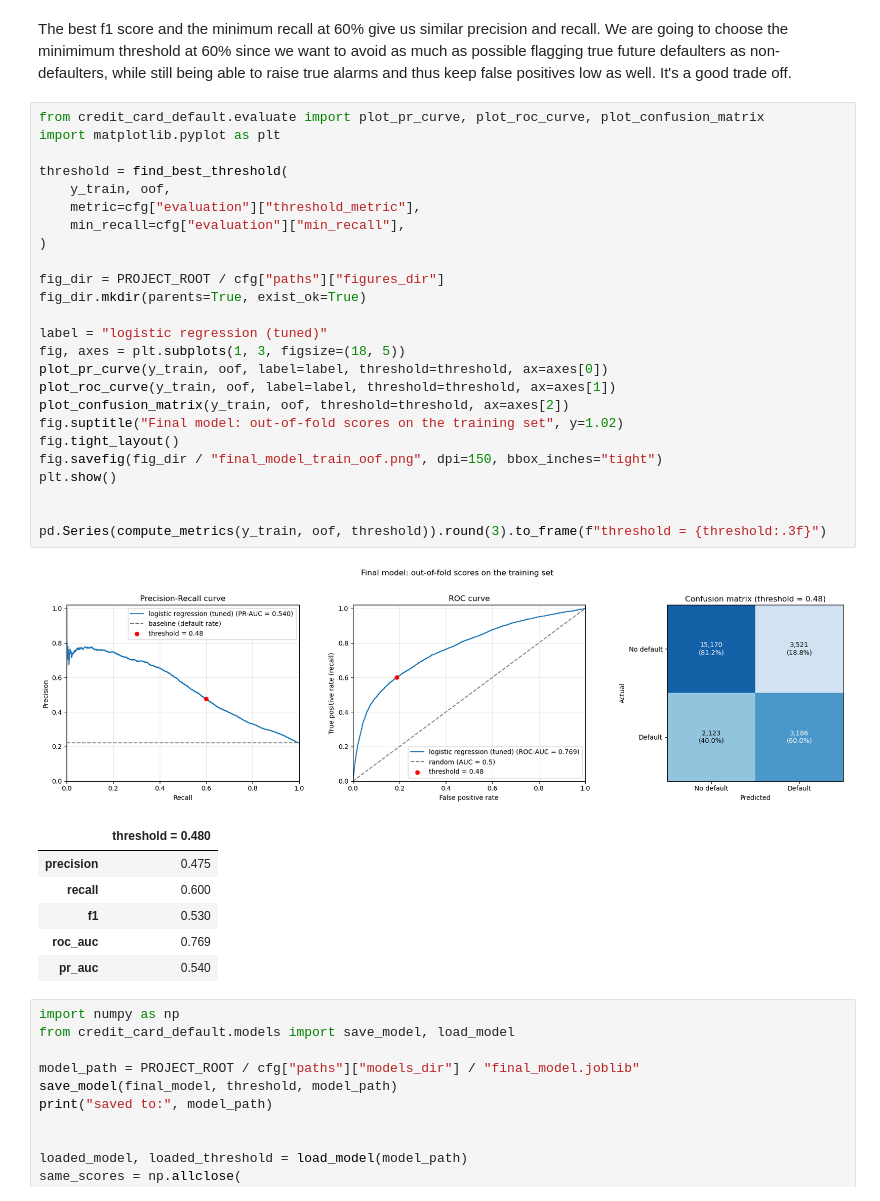
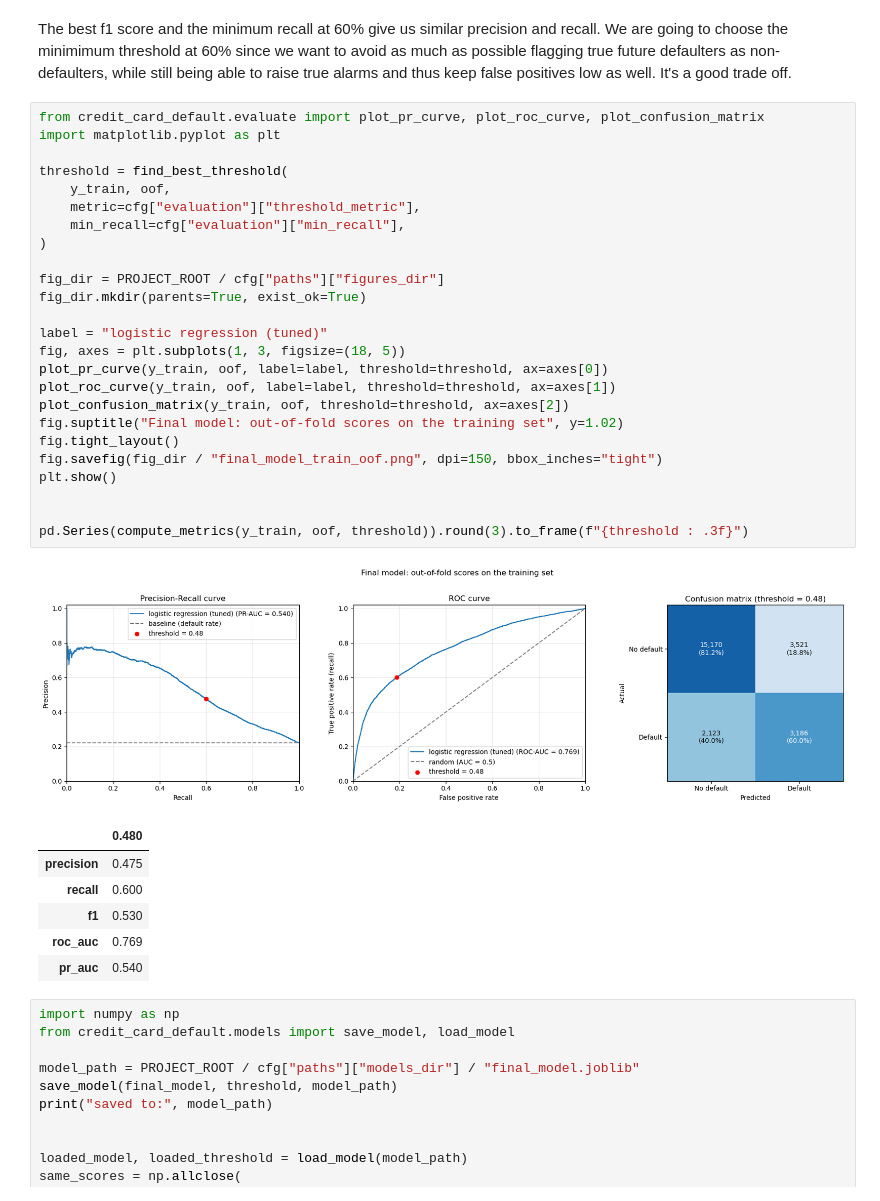
Before and after one commit to johnattanngassaki999/credit_card_default, a Jupyter notebook: notebooks/models.ipynb, the cells around one changed output. Drawn from its saved outputs; the diff is of its cells as text.

```diff
--- a/notebooks/models.ipynb
+++ b/notebooks/models.ipynb
@@ -165,31 +165,31 @@ The best f1 score and the minimum recall at 60% give us similar precision and re
 # %%
 from credit_card_default.evaluate import plot_pr_curve, plot_roc_curve, plot_confusion_matrix
 import matplotlib.pyplot as plt
 
 threshold = find_best_threshold(
     y_train, oof,
     metric=cfg["evaluation"]["threshold_metric"],
     min_recall=cfg["evaluation"]["min_recall"],
 )
 
 fig_dir = PROJECT_ROOT / cfg["paths"]["figures_dir"]
 fig_dir.mkdir(parents=True, exist_ok=True)
 
 label = "logistic regression (tuned)"
 fig, axes = plt.subplots(1, 3, figsize=(18, 5))
 plot_pr_curve(y_train, oof, label=label, threshold=threshold, ax=axes[0])
 plot_roc_curve(y_train, oof, label=label, threshold=threshold, ax=axes[1])
 plot_confusion_matrix(y_train, oof, threshold=threshold, ax=axes[2])
 fig.suptitle("Final model: out-of-fold scores on the training set", y=1.02)
 fig.tight_layout()
 fig.savefig(fig_dir / "final_model_train_oof.png", dpi=150, bbox_inches="tight")
 plt.show()
 
 
-pd.Series(compute_metrics(y_train, oof, threshold)).round(3).to_frame(f"threshold = {threshold:.3f}")
+pd.Series(compute_metrics(y_train, oof, threshold)).round(3).to_frame(f"{threshold : .3f}")
 # %% [output]
 [figure]
-|  | threshold = 0.480 |
+|  | 0.480 |
 | precision | 0.475 |
 | recall | 0.600 |
 | f1 | 0.530 |
```
Also changed, not shown: parts of 3 cells of this notebook, 9 other files.
